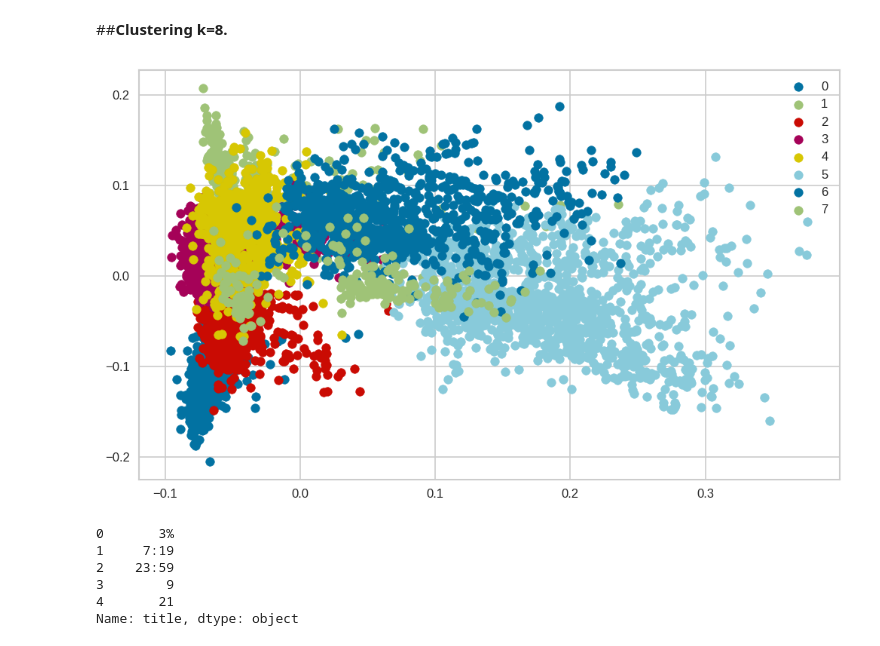
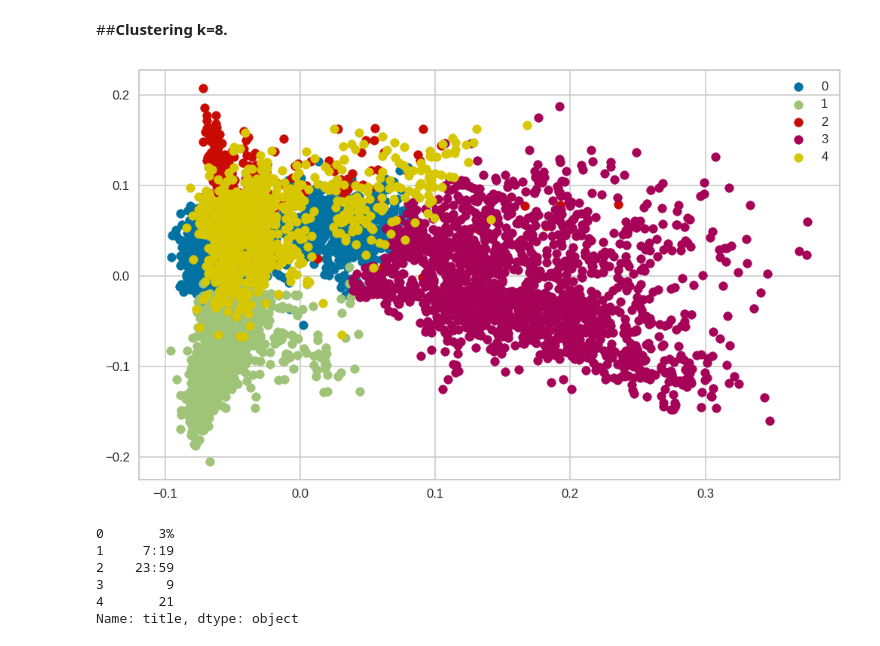
Before and after one commit to Shubham-naik-ai/NETFLIX-MOVIES-AND-TV-SHOWS-CLUSTERING, a Jupyter notebook: NETFLIX_MOVIES_AND_TV_SHOWS_CLUSTERING.ipynb, the cells around one changed output. Cells and saved outputs as stored; diff of their text form; code cells hidden in the pictures.

```diff
--- a/NETFLIX_MOVIES_AND_TV_SHOWS_CLUSTERING.ipynb
+++ b/NETFLIX_MOVIES_AND_TV_SHOWS_CLUSTERING.ipynb
@@ -795,8 +795,8 @@ from sklearn.cluster import KMeans
 
 from yellowbrick.cluster import KElbowVisualizer
 
-model = KMeans(random_state=5)
-visualizer = KElbowVisualizer(model, k=(4,22), metric='silhouette', timings=False, locate_elbow=False)
+model = KMeans(random_state=0)
+visualizer = KElbowVisualizer(model, k=(2,22), metric='silhouette', timings=False, locate_elbow=False)
 
 visualizer.fit(X_transformed)
 visualizer.show()
@@ -843,7 +843,7 @@ For n_clusters = 7, silhouette score is 0.0026585918466007783
 # %%
 plt.figure(figsize=(10,6), dpi=120)
 wcss = []
-for i in range(1, 22):
+for i in range(2, 22):
     kmeans = KMeans(n_clusters=i, init='k-means++', max_iter=300, n_init=10, random_state=0)
     kmeans.fit(X_transformed)
     wcss.append(kmeans.inertia_)
@@ -859,21 +859,21 @@ plt.show()
 # %%
 plt.figure(figsize=(10,6), dpi=120)
 
-kmeans= KMeans(n_clusters=8, init= 'k-means++', random_state=9)
+kmeans= KMeans(n_clusters=5, init= 'k-means++', random_state=0)
 kmeans.fit(X_transformed)
 
 #predict the labels of clusters.
 label = kmeans.fit_predict(X_transformed)
 #Getting unique labels
 unique_labels = np.unique(label)
 
 #plotting the results:
 for i in unique_labels:
     plt.scatter(X_transformed[label == i , 0] , X_transformed[label == i , 1] , label = i)
 plt.legend()
 plt.show()
 # %% [output]
-[figure, old version]
+[figure, new version]
 # %%
 # Add cluster values to the dateframe.
 net_df['cluster_number'] = kmeans.labels_
```
Also changed, not shown: parts of 7 cells of this notebook.
